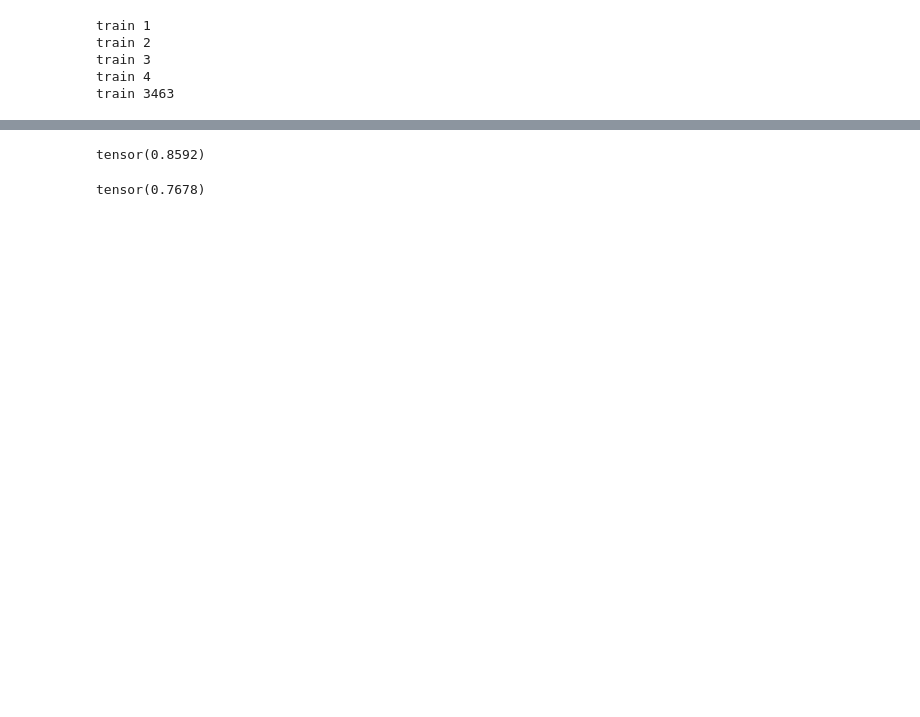
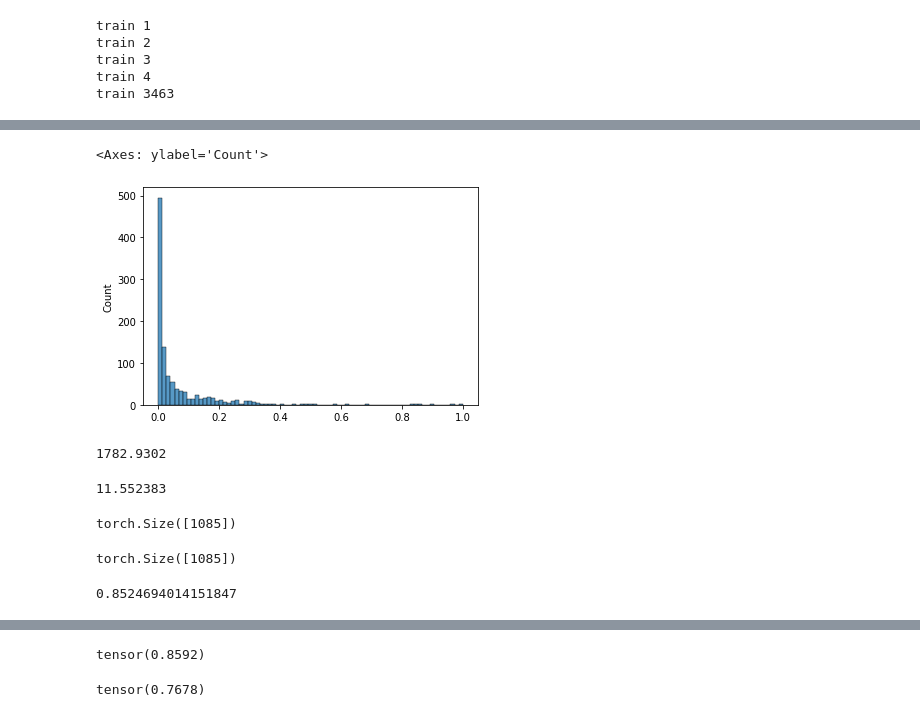
Before and after one commit to TommyDzh/watchog, a Jupyter notebook: inference_colwise_gittables copy.ipynb, the cells around one changed output, grey strips where cells are left out. Saved outputs shown, nothing was run; the diff lists cells and outputs as text; code cells hidden in the pictures; blank space fills up the shorter version.

```diff
--- a/inference_colwise_gittables copy.ipynb
+++ b/inference_colwise_gittables copy.ipynb
@@ -1044,0 +1253,30 @@ train 3463
+# %%
+import seaborn as sns
+sns.histplot(mah_ood_score)
+# %% [output]
+<Axes: ylabel='Count'>
+[figure, added]
+# %%
+mah_ood_score.max()
+# %% [output]
+1782.9302
+# %%
+mah_ood_score.min()
+# %% [output]
+11.552383
+# %%
+torch.tensor(mah_ood_score).shape
+# %% [output]
+torch.Size([1085])
+# %%
+torch.tensor(preds_test != labels_test).float().shape
+# %% [output]
+torch.Size([1085])
+# %%
+import torch.nn.functional as F
+ood_labels = torch.tensor(preds_test == labels_test).float()
+from sklearn.metrics import roc_auc_score
+
+roc_auc_score(ood_labels, torch.tensor(mah_ood_score))
+# %% [output]
+0.8524694014151847
```
Also changed, not shown: parts of 263 cells of this notebook, 46 other files.
